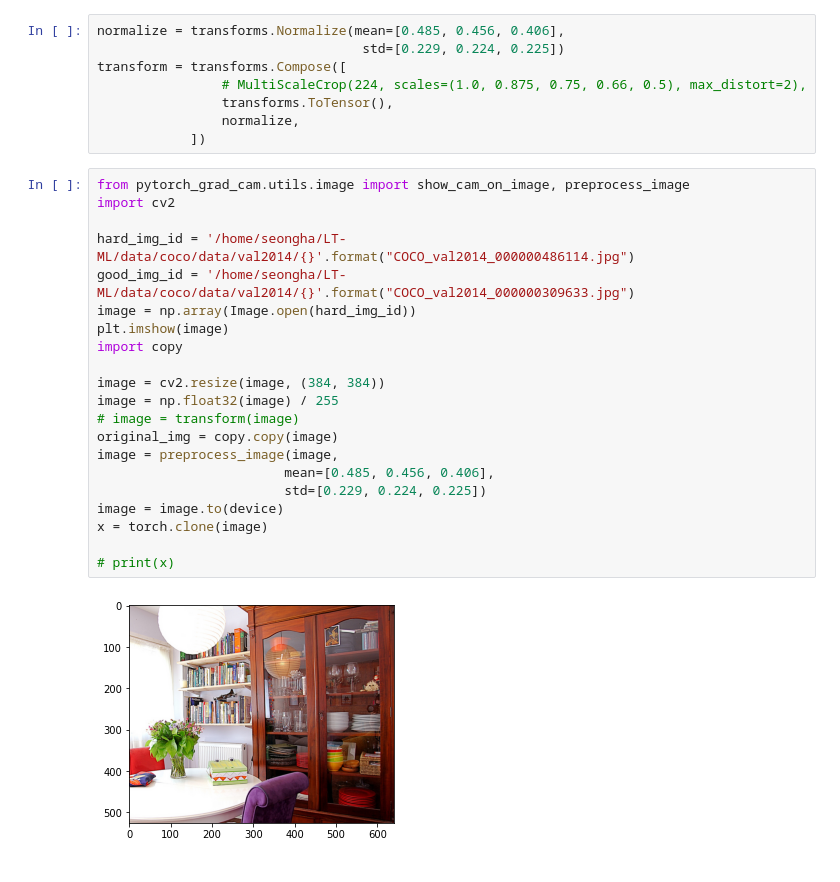
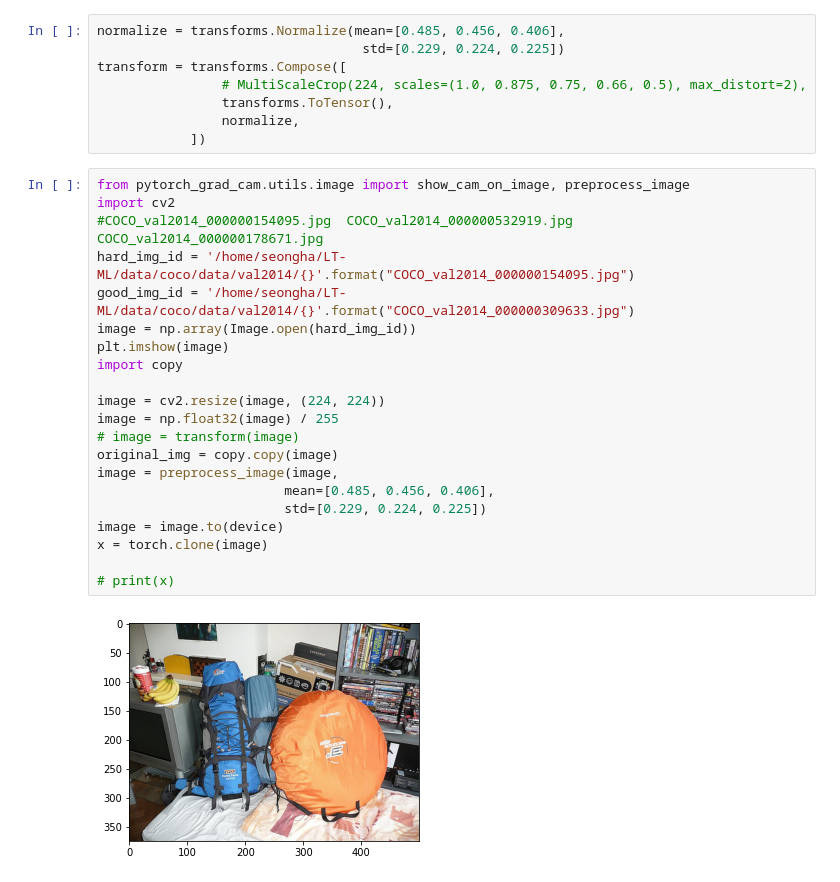
Before and after one commit to SeonghaEom/LT-ML, a Jupyter notebook: notebooks/featuremap.ipynb, the cells around one changed output. Saved outputs shown, nothing was run; the diff lists cells and outputs as text.

```diff
--- a/notebooks/featuremap.ipynb
+++ b/notebooks/featuremap.ipynb
@@ -156,26 +155,26 @@ transform = transforms.Compose([
 # %%
 from pytorch_grad_cam.utils.image import show_cam_on_image, preprocess_image
 import cv2
-
-hard_img_id = '/home/seongha/LT-ML/data/coco/data/val2014/{}'.format("COCO_val2014_000000486114.jpg")
+#COCO_val2014_000000154095.jpg	COCO_val2014_000000532919.jpg	COCO_val2014_000000178671.jpg
+hard_img_id = '/home/seongha/LT-ML/data/coco/data/val2014/{}'.format("COCO_val2014_000000154095.jpg")
 good_img_id = '/home/seongha/LT-ML/data/coco/data/val2014/{}'.format("COCO_val2014_000000309633.jpg")
 image = np.array(Image.open(hard_img_id))
 plt.imshow(image)
 import copy
 
-image = cv2.resize(image, (384, 384))
+image = cv2.resize(image, (224, 224))
 image = np.float32(image) / 255
 # image = transform(image)
 original_img = copy.copy(image)
 image = preprocess_image(image,
                         mean=[0.485, 0.456, 0.406],
                         std=[0.229, 0.224, 0.225])
 image = image.to(device)
 x = torch.clone(image)
 
 # print(x)
 # %% [output]
-[figure, old version]
+[figure, new version]
 # %%
 from pytorch_grad_cam import GradCAM, HiResCAM, ScoreCAM, GradCAMPlusPlus, AblationCAM, XGradCAM, EigenCAM, FullGrad
 from pytorch_grad_cam.utils.model_targets import ClassifierOutputTarget
```
Also changed, not shown: parts of 6 cells of this notebook, 6 other files.
